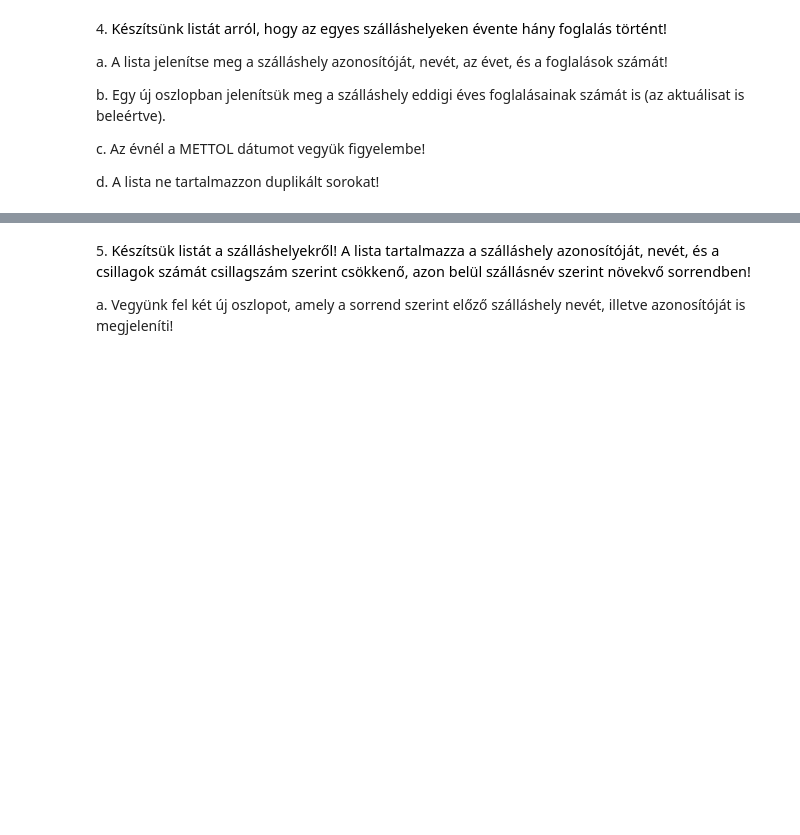
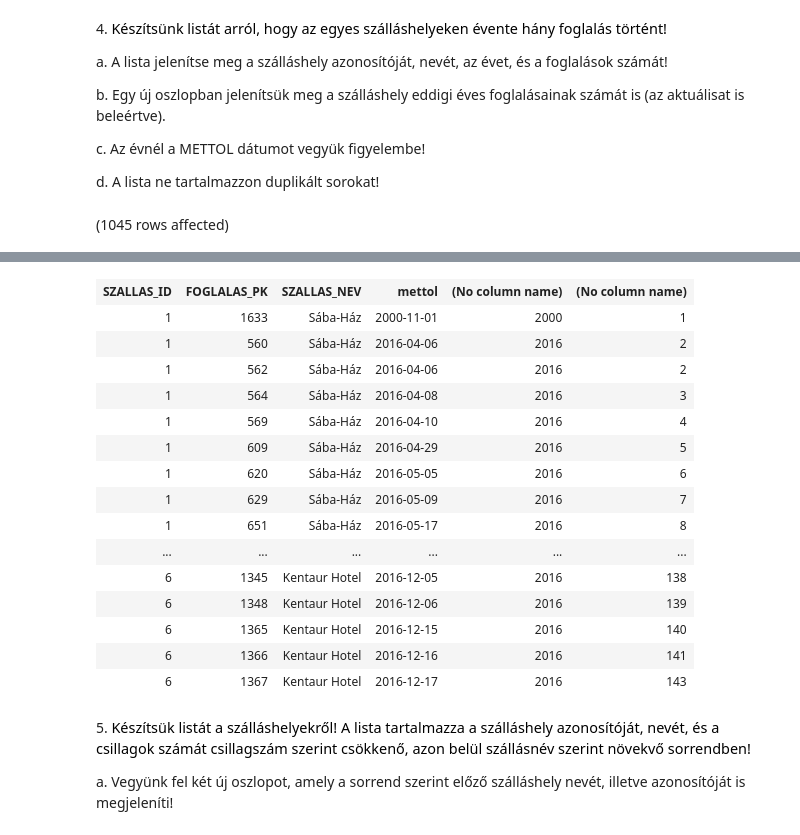
Before and after one commit to wkata/sql_gyak, a Jupyter notebook: gyak6/gyakorlat06_feladatok.ipynb, the cells around one changed output, grey strips where cells are left out. Saved outputs shown, nothing was run; the diff lists cells and outputs as text; code cells hidden in the pictures; blank space fills up the shorter version.

```diff
--- a/gyak6/gyakorlat06_feladatok.ipynb
+++ b/gyak6/gyakorlat06_feladatok.ipynb
@@ -78,3 +102,15 @@ b. Egy új oszlopban jelenítsük meg a szálláshely eddigi éves foglalásaina
 c. Az évnél a METTOL dátumot vegyük figyelembe!
 
 d. A lista ne tartalmazzon duplikált sorokat!
+# %%
+SELECT Distinct SZALLAS_ID,
+f.FOGLALAS_PK,
+       SZALLAS_NEV,
+       mettol,
+       year(mettol),
+      count(*) OVER(partition by szallas_id, year(mettol) order by mettol range between unbounded preceding and current row)
+FROM Szallashely szh JOIN Szoba sz on sz.SZALLAS_FK=szh.SZALLAS_ID
+                     Join Foglalas f on sz.SZOBA_ID=f.SZOBA_FK
+order by szallas_id, mettol
+# %% [output]
+(1045 rows affected)
@@ -81,3 +118,19 @@ d. A lista ne tartalmazzon duplikált sorokat!
+| SZALLAS_ID | FOGLALAS_PK | SZALLAS_NEV | mettol | (No column name) | (No column name) |
+| 1 | 1633 | Sába-Ház | 2000-11-01 | 2000 | 1 |
+| 1 | 560 | Sába-Ház | 2016-04-06 | 2016 | 2 |
+| 1 | 562 | Sába-Ház | 2016-04-06 | 2016 | 2 |
+| 1 | 564 | Sába-Ház | 2016-04-08 | 2016 | 3 |
+| 1 | 569 | Sába-Ház | 2016-04-10 | 2016 | 4 |
+| 1 | 609 | Sába-Ház | 2016-04-29 | 2016 | 5 |
+| 1 | 620 | Sába-Ház | 2016-05-05 | 2016 | 6 |
+| 1 | 629 | Sába-Ház | 2016-05-09 | 2016 | 7 |
+| 1 | 651 | Sába-Ház | 2016-05-17 | 2016 | 8 |
+| ... | ... | ... | ... | ... | ... |
+| 6 | 1345 | Kentaur Hotel | 2016-12-05 | 2016 | 138 |
+| 6 | 1348 | Kentaur Hotel | 2016-12-06 | 2016 | 139 |
+| 6 | 1365 | Kentaur Hotel | 2016-12-15 | 2016 | 140 |
+| 6 | 1366 | Kentaur Hotel | 2016-12-16 | 2016 | 141 |
+| 6 | 1367 | Kentaur Hotel | 2016-12-17 | 2016 | 143 |
 # %% [markdown]
 5. <span style="background-color: rgb(255, 255, 255); color: rgb(0, 0, 0); font-family: &quot;Open Sans&quot;, sans-serif; font-size: 14.44px;">Készítsük listát a szálláshelyekről! A lista tartalmazza a szálláshely azonosítóját, nevét, és a csillagok számát csillagszám szerint csökkenő, azon belül szállásnév szerint növekvő sorrendben!&nbsp;</span>
 
```
Also changed, not shown: parts of 10 cells of this notebook.
